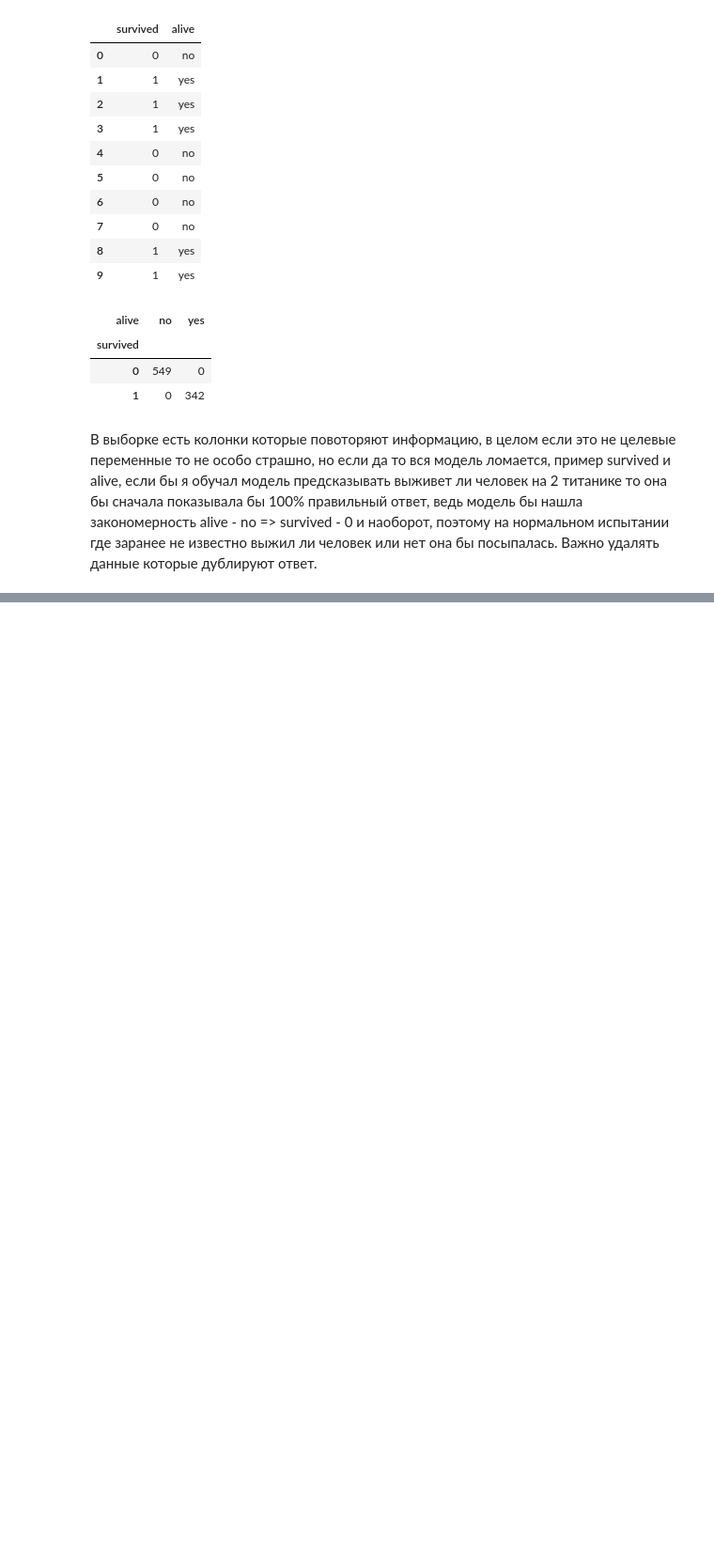
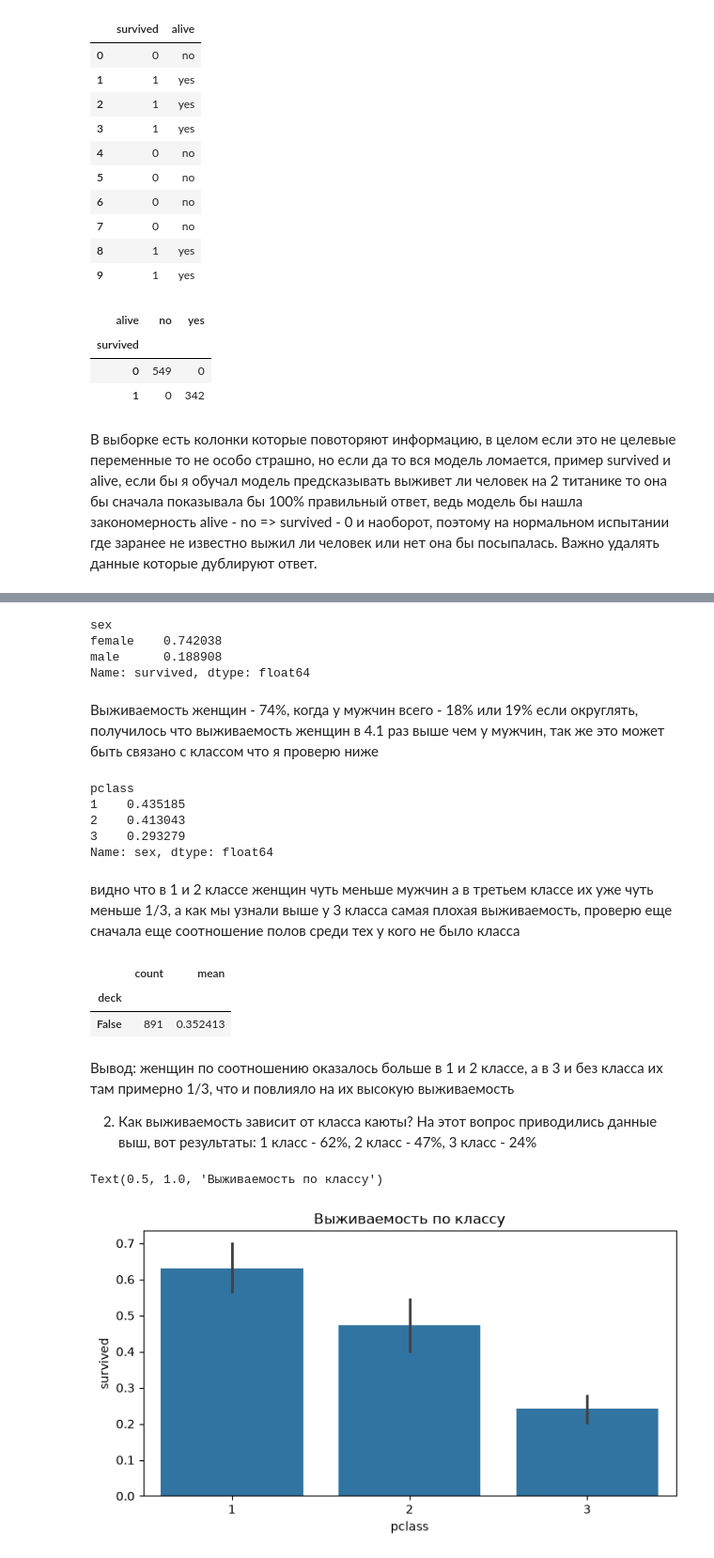
Before and after one commit to Hajime-bit1337/ml-journey, a Jupyter notebook: notebooks/05_titanic_eda.ipynb, the cells around one changed output, grey strips where cells are left out. Shown at 94% size. Saved outputs shown, nothing was run; the diff lists cells and outputs as text; code cells hidden in the pictures; blank space fills up the shorter version.

```diff
--- a/notebooks/05_titanic_eda.ipynb
+++ b/notebooks/05_titanic_eda.ipynb
@@ -158,0 +295,37 @@ df.groupby(df['age'].isnull())['survived'].agg(['count', 'mean'])
+# %%
+df.groupby('sex')['survived'].mean()
+# %% [output]
+sex
+female    0.742038
+male      0.188908
+Name: survived, dtype: float64
+# %% [markdown]
+Выживаемость женщин - 74%, когда у мужчин всего - 18% или 19% если округлять, получилось что выживаемость женщин в 4.1 раз выше чем у мужчин, так же это может быть связано с классом что я проверю ниже
+# %%
+(df['sex'] == 'female').groupby(df['pclass']).mean()
+# %% [output]
+pclass
+1    0.435185
+2    0.413043
+3    0.293279
+Name: sex, dtype: float64
+# %% [markdown]
+видно что в 1 и 2 классе женщин чуть меньше мужчин а в третьем классе их уже чуть меньше 1/3, а как мы узнали выше у 3 класса самая плохая выживаемость, проверю еще сначала еще соотношение полов среди тех у кого не было класса
+# %%
+(df['sex'] == 'female').groupby(df['deck'].isnull()).agg(['count', 'mean'])
+# %% [output]
+|  | count | mean |
+| deck |  |  |
+| False | 891 | 0.352413 |
+# %% [markdown]
+Вывод: женщин по соотношению оказалось больше в 1 и 2 классе, а в 3 и без класса их там примерно 1/3, что и повлияло на их высокую выживаемость
+
+2. Как выживаемость зависит от класса каюты?
+На этот вопрос приводились данные выш, вот результаты: 1 класс - 62%, 2 класс - 47%, 3 класс - 24%
+# %%
+fig, ax = plt.subplots(figsize=(8, 4))
+sns.barplot(data=df, x='pclass', y='survived')
+ax.set_title('Выживаемость по классу')
+# %% [output]
+Text(0.5, 1.0, 'Выживаемость по классу')
+[figure, added]
```
Also changed, not shown: parts of 59 cells of this notebook, 2 other files.
